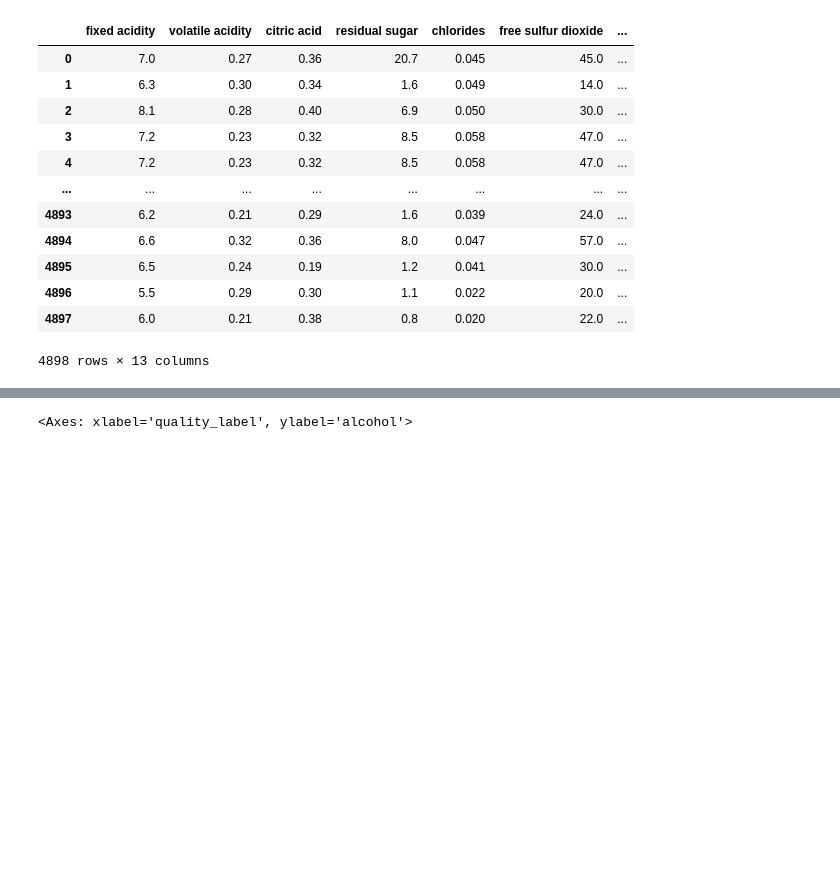
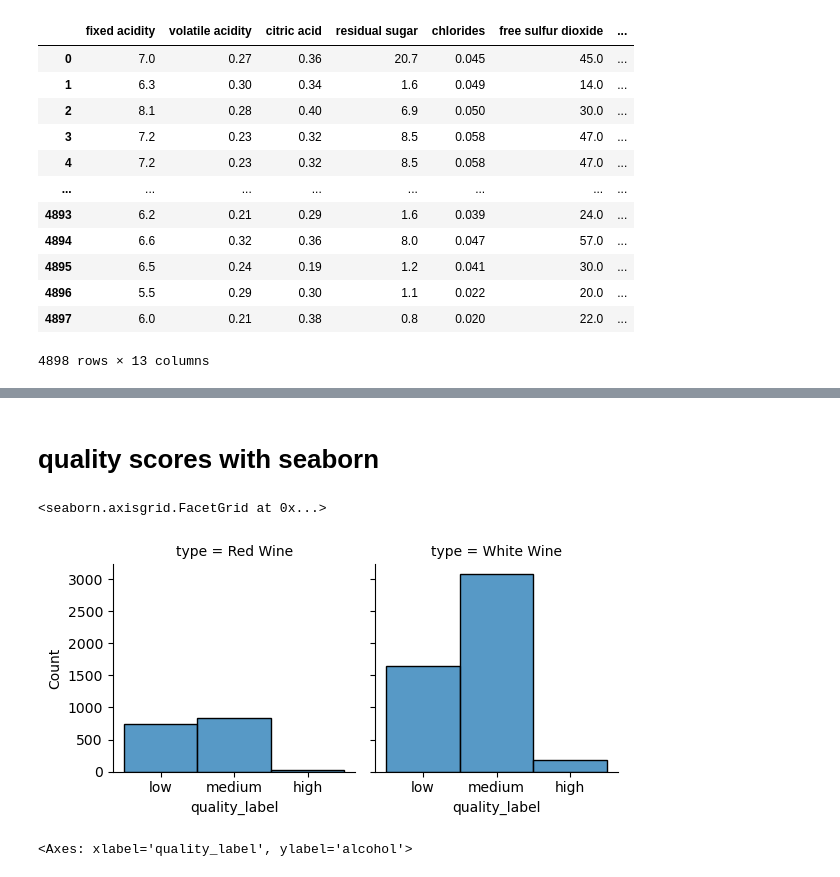
Before and after one commit to AlexIchie-coder/Projects, a Jupyter notebook: BlueberryWine/Red_And_White_Wine.ipynb, the cells around one changed output, grey strips where cells are left out. Saved outputs shown, nothing was run; the diff lists cells and outputs as text; code cells hidden in the pictures; blank space fills up the shorter version.

```diff
--- a/BlueberryWine/Red_And_White_Wine.ipynb
+++ b/BlueberryWine/Red_And_White_Wine.ipynb
@@ -117,0 +254,3 @@ print(white_wine)
+# %%
+white_and_red = pd.merge(red_wine, white_wine, how = "outer")
+white_and_red.head(10)
@@ -159,3 +332,11 @@ sns.histplot(white_wine['quality_label'],  ax=ax[1], color='grey' , shrink=0.7)
+# %% [markdown]
+# quality scores with seaborn
+# %%
+grid3 = sns.FacetGrid (white_and_red, col= "type")
+grid3.map(sns.histplot, "quality_label")
+# %% [output]
+<seaborn.axisgrid.FacetGrid at 0x...>
+[figure, added]
 # %%
 
 
```
Also changed, not shown: parts of 43 cells of this notebook, 1 other file.
